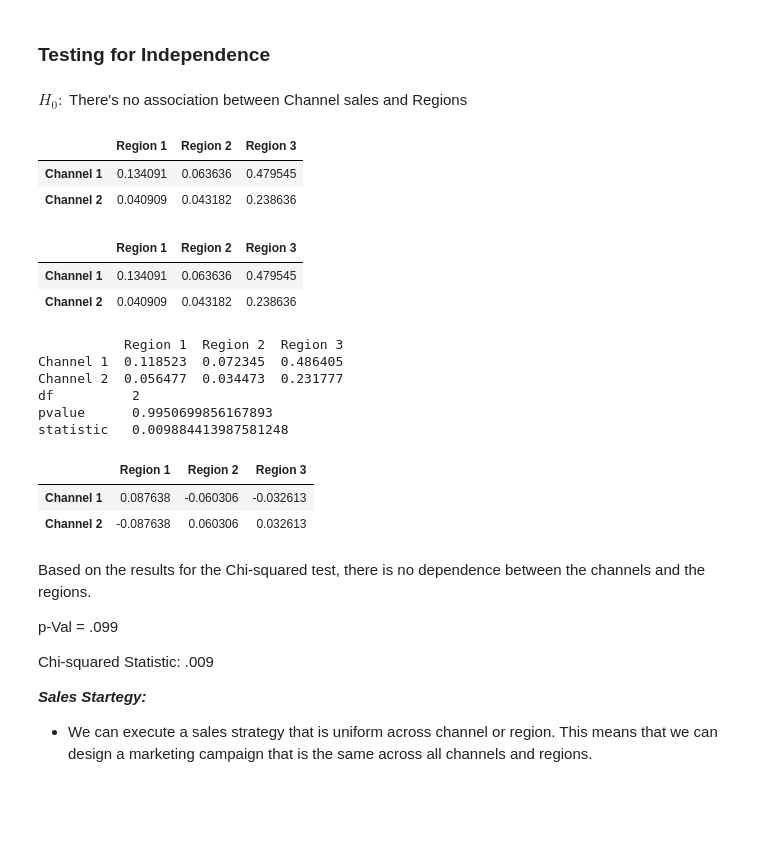
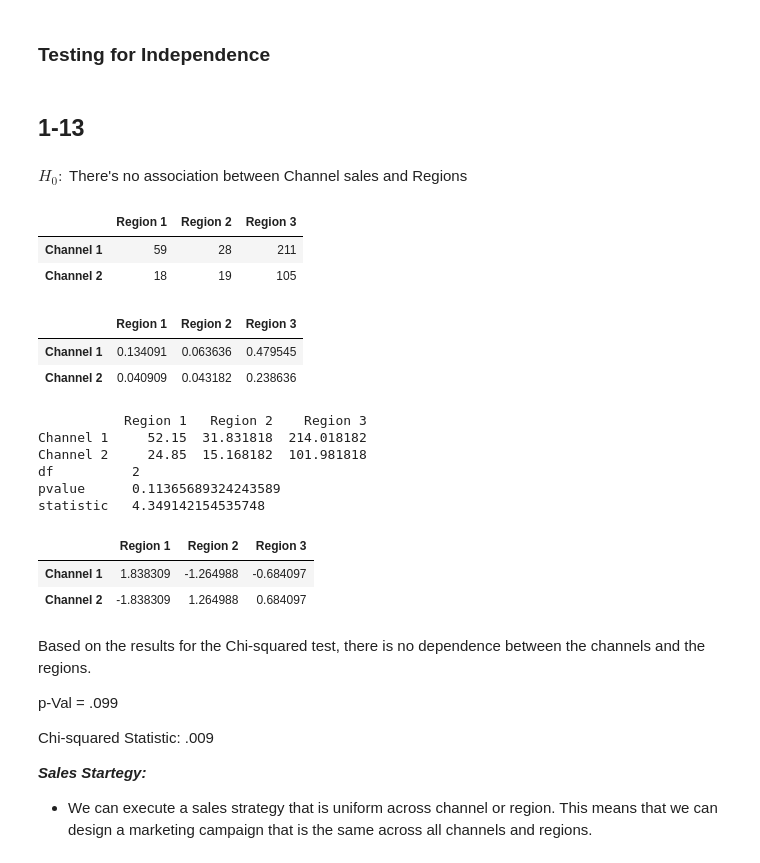
Before and after one commit to lopez-Luis89/Team_Project_AAI-500, a Jupyter notebook: Team Project AAI 500.ipynb, the cells around one changed output. Cells and saved outputs as stored; diff of their text form; code cells hidden in the pictures; blank space fills up the shorter version.

```diff
--- a/Team Project AAI 500.ipynb
+++ b/Team Project AAI 500.ipynb
@@ -266,25 +269,27 @@ For Delicassen: 95% confidence interval = [1256.29, 1793.45], mean = 1524.87
 # %% [markdown]
 ### Testing for Independence
+# %% [markdown]
+## 1-13
 # %% [markdown]
 $H_0 :$  There's no association between Channel sales and Regions
 # %%
 # Define row labels for the table corresponding to the 'Channel' categories
 rowlabel = ['Channel 1', 'Channel 2']
 
 # Define column labels for the table corresponding to the 'Region' categories
 collabel = ['Region 1', 'Region 2', 'Region 3']
 
 # Create a cross-tabulation table from the dataframe.
 # The 'normalize = True' will show proportions (normalized frequencies) so each cell in the table represents the proportion of the total observations
 # that fall into the corresponding 'Channel' and 'Region' category.
-table = pd.crosstab(df['Channel'], df['Region'], margins=False, normalize=True)
+table = pd.crosstab(df['Channel'], df['Region'], margins=False, normalize=False)
 table.index = rowlabel
 table.columns = collabel
 table
 # %% [output]
 |  | Region 1 | Region 2 | Region 3 |
-| Channel 1 | 0.134091 | 0.063636 | 0.479545 |
-| Channel 2 | 0.040909 | 0.043182 | 0.238636 |
+| Channel 1 | 59 | 28 | 211 |
+| Channel 2 | 18 | 19 | 105 |
 # %%
 rowlabel = ['Channel 1','Channel 2']
 collabel = ['Region 1','Region 2', 'Region 3']
@@ -316,18 +321,18 @@ X2 = table.test_nominal_association()
 
 print(X2)
 # %% [output]
-           Region 1  Region 2  Region 3
-Channel 1  0.118523  0.072345  0.486405
-Channel 2  0.056477  0.034473  0.231777
+           Region 1   Region 2    Region 3
+Channel 1     52.15  31.831818  214.018182
+Channel 2     24.85  15.168182  101.981818
 df          2
-pvalue      0.9950699856167893
-statistic   0.009884413987581248
+pvalue      0.11365689324243589
+statistic   4.349142154535748
 # %%
 table.standardized_resids
 # %% [output]
 |  | Region 1 | Region 2 | Region 3 |
-| Channel 1 | 0.087638 | -0.060306 | -0.032613 |
-| Channel 2 | -0.087638 | 0.060306 | 0.032613 |
+| Channel 1 | 1.838309 | -1.264988 | -0.684097 |
+| Channel 2 | -1.838309 | 1.264988 | 0.684097 |
 # %% [markdown]
 Based on the results for the Chi-squared test, there is no dependence between the channels and the regions.
 
```
Also changed, not shown: parts of 23 cells of this notebook, 1 other file.
